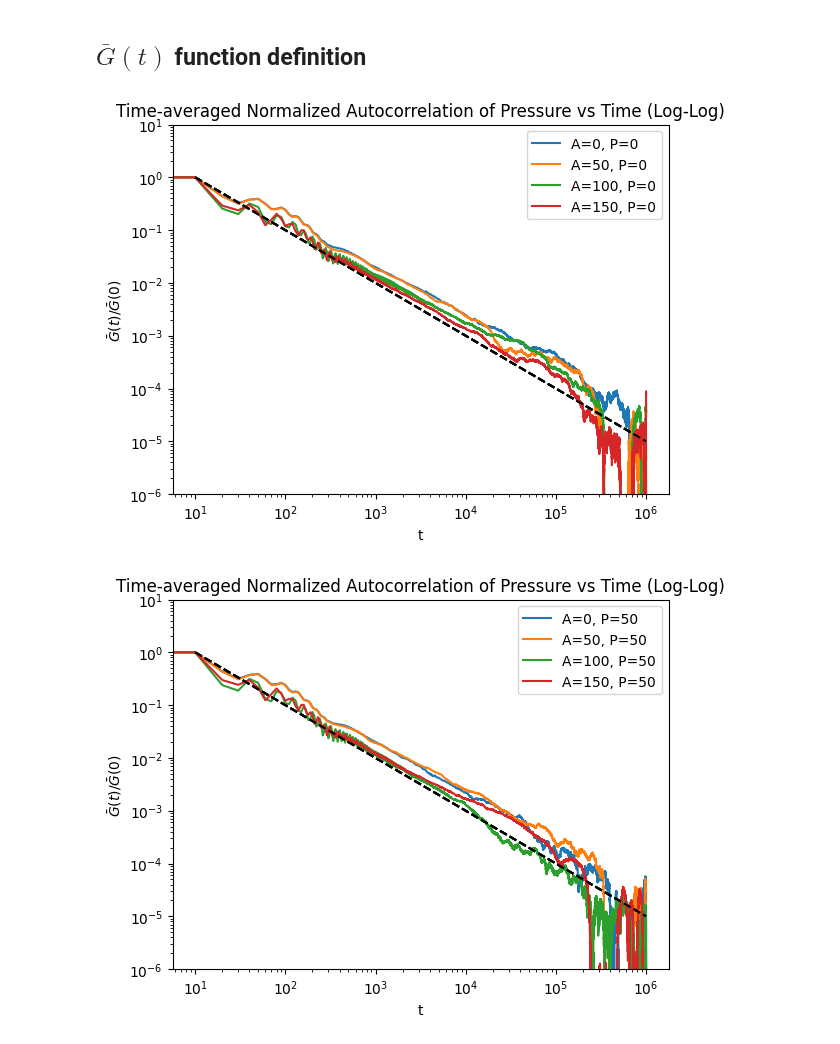
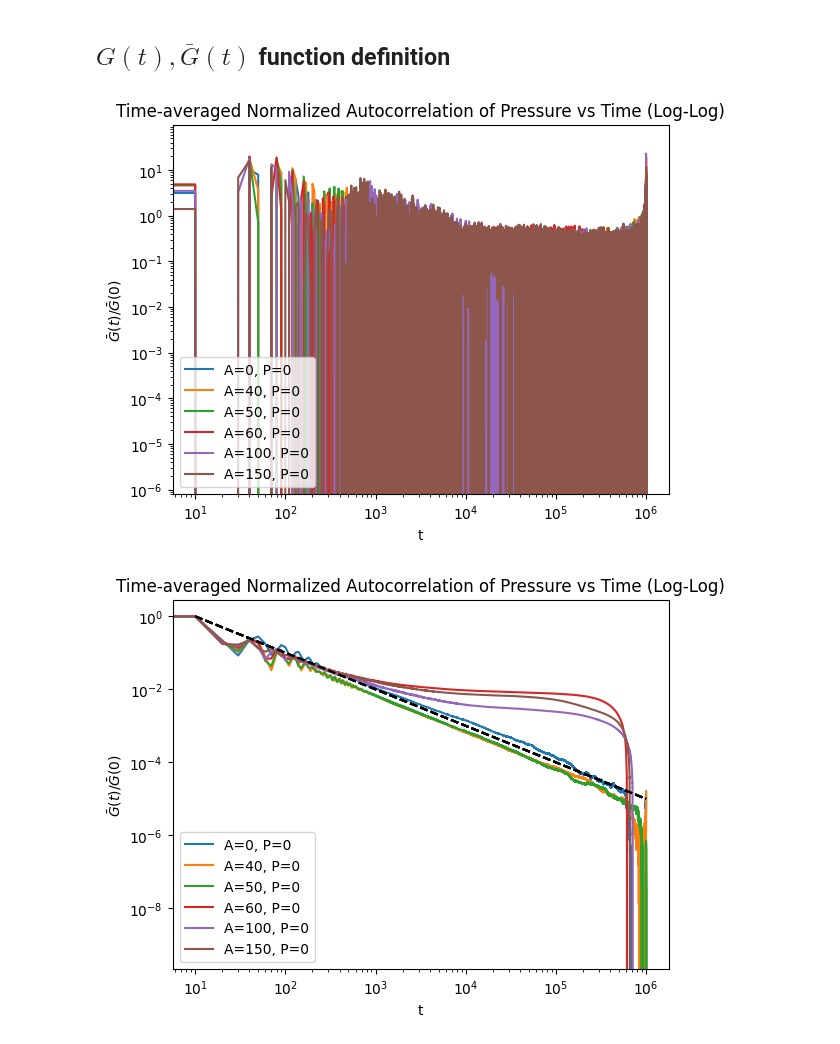
Before and after one commit to anotherbeaver/amine_polymers, a Jupyter notebook: logs/dyn_modulus mix 21 October.ipynb, the cells around one changed output. Drawn from its saved outputs; the diff is of its cells as text; code cells hidden in the pictures.

Commit message:
Average several runs of 0, 0

```diff
--- a/logs/dyn_modulus mix 21 October.ipynb
+++ b/logs/dyn_modulus mix 21 October.ipynb
@@ -26,7 +24,7 @@ $$G(t) = \frac V {k_B T} \langle p_{xy}(t)p_{xy}(0)\rangle$$
 
 so we can simply replace the stress terms with pressure terms.
 # %% [markdown]
-## $\bar G(t)$ function definition
+## $G(t), \bar G(t)$ function definition
 # %%
 import numpy as np
 
@@ -49,35 +76,75 @@ def overline_G_func(pxy, t):
     overline_G /= overline_G[0]  # normalize by G(0)
 
     return overline_G, time
+# %%
+import matplotlib.pyplot as plt
+import pandas as pd
+
+P_values=[0]
+patch_A_strengths=[0, 40, 50, 60, 100, 150]
+
+for P in P_values:
+    for patch_A_strength in patch_A_strengths:
+        file = f"logs/press_{patch_A_strength}_{P}.dat"
+        data = pd.read_csv(file, delimiter=' ', skiprows=2, names=['timestep', 'press', 'pxx', 'pyy', 'pzz', 'pxy', 'pxz', 'pyz'])
+
+        G_t, time = G_func(data['pxx'], data['pyy'], data['pzz'], data['pxy'], data['pxz'], data['pyz'], data['timestep'])
+
+        # log log plot
+        plt.loglog(time, G_t, label=f'A={patch_A_strength}, P={P}')
+        plt.legend()
+        plt.xlabel('t')
+        plt.ylabel(r'$\bar G(t)/\bar G(0)$')
+        # plt.ylim(1e-6, 10)
+        plt.title('Time-averaged Normalized Autocorrelation of Pressure vs Time (Log-Log)')
+        plt.legend()
+    plt.show()
+# %% [output]
+[figure, added]
 # %%
 # time average of autocorrelation for different parameters
 import matplotlib.pyplot as plt
 import pandas as pd
 
-P_values= [0, 50, 100, 150, 200, 250, 300]
-patch_A_strengths=[0, 50, 100, 150]
+P_values=[0]
+patch_A_strengths=[0, 40, 50, 60, 100, 150]
 
 for P in P_values:
     for patch_A_strength in patch_A_strengths:
         file = f"logs/press_{patch_A_strength}_{P}.dat"
-        data = pd.read_csv(file, delimiter=' ', skiprows=2, names=['timestep', 'pxy'])
-        # calculate time correlation of pxy
-        pxy = data['pxy']
-        t = data['timestep']
+        data = pd.read_csv(file, delimiter=' ', skiprows=2, names=['timestep', 'press', 'pxx', 'pyy', 'pzz', 'pxy', 'pxz', 'pyz'])
 
-        overline_G, time = overline_G_func(pxy, t)
+        overline_G, time = overline_G_func(data['pxx'], data['pyy'], data['pzz'], data['pxy'], data['pxz'], data['pyz'], data['timestep'])
 
         # log log plot
         plt.loglog(time, overline_G, label=f'A={patch_A_strength}, P={P}')
         # add 1/t line for reference
         plt.loglog(time, 1/time * overline_G[1] * time[1], '--', color='black')
         plt.legend()
         plt.xlabel('t')
         plt.ylabel(r'$\bar G(t)/\bar G(0)$')
-        plt.ylim(1e-6, 10)
+        # plt.ylim(1e-6, 10)
         plt.title('Time-averaged Normalized Autocorrelation of Pressure vs Time (Log-Log)')
         plt.legend()
     plt.show()
+
+# file = f"logs/press_50_87.dat"
+# data = pd.read_csv(file, delimiter=' ', skiprows=2, names=['timestep', 'press', 'pxx', 'pyy', 'pzz', 'pxy', 'pxz', 'pyz'])
+# print(data.head())
+# # calculate time correlation of pxy
+
+# overline_G, time = overline_G_func(data['pxx'], data['pyy'], data['pzz'], data['pxy'], data['pxz'], data['pyz'], data['timestep'])
+
+# # log log plot
+# plt.loglog(time, overline_G, label=f'A=50, P=87')
+# # add 1/t line for reference
+# plt.loglog(time, 1/time * overline_G[1] * time[1], '--', color='black')
+# plt.legend()
+# plt.xlabel('t')
+# plt.ylabel(r'$\bar G(t)/\bar G(0)$')
+# # plt.ylim(1e-6, 10)
+# plt.title('Time-averaged Normalized Autocorrelation of Pressure vs Time (Log-Log)')
+# plt.legend()
+# plt.show()
 # %% [output]
-[figure, old version]
+[figure, new version]
-[figure, removed]
```
Also changed, not shown: parts of 11 cells of this notebook, 6 other files.
